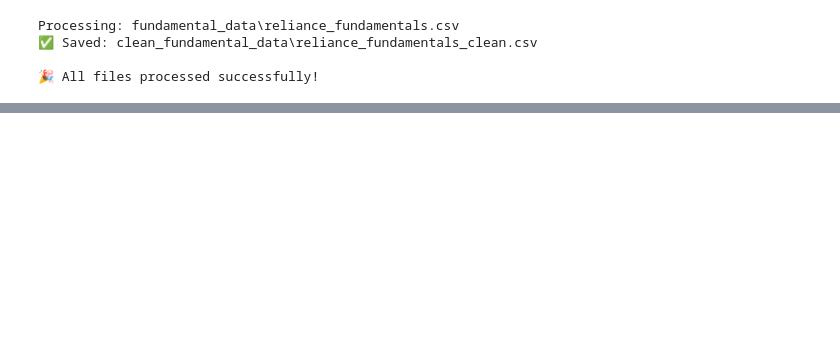
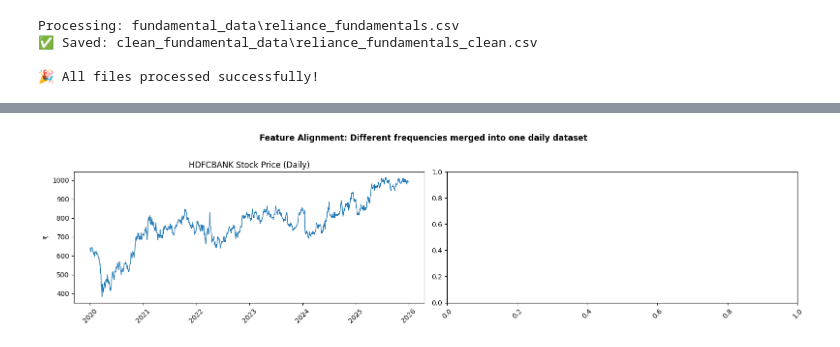
Before and after one commit to Anumita-P/assignment2-return-forecasting, a Jupyter notebook: data_analysis.ipynb, the cells around one changed output, grey strips where cells are left out. Drawn from its saved outputs; the diff is of its cells as text; code cells hidden in the pictures; blank space fills up the shorter version.

Commit message:
plotting some stuff

```diff
--- a/data_analysis.ipynb
+++ b/data_analysis.ipynb
@@ -69,0 +146,78 @@ Processing: fundamental_data\reliance_fundamentals.csv
+# %%
+import pandas as pd
+import matplotlib.pyplot as plt
+import matplotlib.dates as mdates
+import os
+
+# ============================================================
+# 1. LOAD AND PREPARE DATA
+# ============================================================
+name = "HDFCBANK"
+
+train_path = f"market_data/train/{name}_train.csv"
+test_path = f"market_data/test/{name}_test.csv"
+
+if os.path.exists(train_path) and os.path.exists(test_path):
+    df_train = pd.read_csv(train_path)
+    df_test = pd.read_csv(test_path)
+    df = pd.concat([df_train, df_test], ignore_index=True)
+else:
+    print("Files not found! Please run your download script first.")
+    raise SystemExit
+
+# ------------------------------------------------------------
+# CLEANING
+# ------------------------------------------------------------
+
+# Make column names lowercase
+df.columns = [c.lower() for c in df.columns]
+
+# Remove accidental ticker rows
+df = df[df['close'] != 'HDFCBANK.NS']
+
+# Convert date column
+df['date'] = pd.to_datetime(df['date'], errors='coerce')
+
+# Convert price column to numeric
+df['close'] = pd.to_numeric(df['close'], errors='coerce')
+
+# Drop bad rows
+df = df.dropna(subset=['date', 'close'])
+
+# VERY IMPORTANT: sort by date
+df = df.sort_values('date')
+
+# Reset index (optional but clean)
+df = df.reset_index(drop=True)
+
+display(df.head())
+
+# ============================================================
+# 2. PLOTTING
+# ============================================================
+
+fig, axes = plt.subplots(1, 2, figsize=(16, 4))
+
+# Main stock price plot
+axes[0].plot(df['date'], df['close'], linewidth=1)
+axes[0].set_title('HDFCBANK Stock Price (Daily)')
+axes[0].set_ylabel('₹')
+
+# Nice date formatting
+axes[0].xaxis.set_major_locator(mdates.YearLocator())
+axes[0].xaxis.set_major_formatter(mdates.DateFormatter('%Y'))
+
+# Rotate ticks
+for ax in axes:
+    ax.tick_params(axis='x', rotation=45)
+
+plt.suptitle(
+    'Feature Alignment: Different frequencies merged into one daily dataset',
+    fontsize=12,
+    fontweight='bold',
+    y=1.02
+)
+
+plt.tight_layout()
+plt.show()
+# %% [output]
@@ -69,0 +230 @@ Processing: fundamental_data\reliance_fundamentals.csv
+[figure, added]
```
Also changed, not shown: parts of 2 cells of this notebook, 12 other files.
